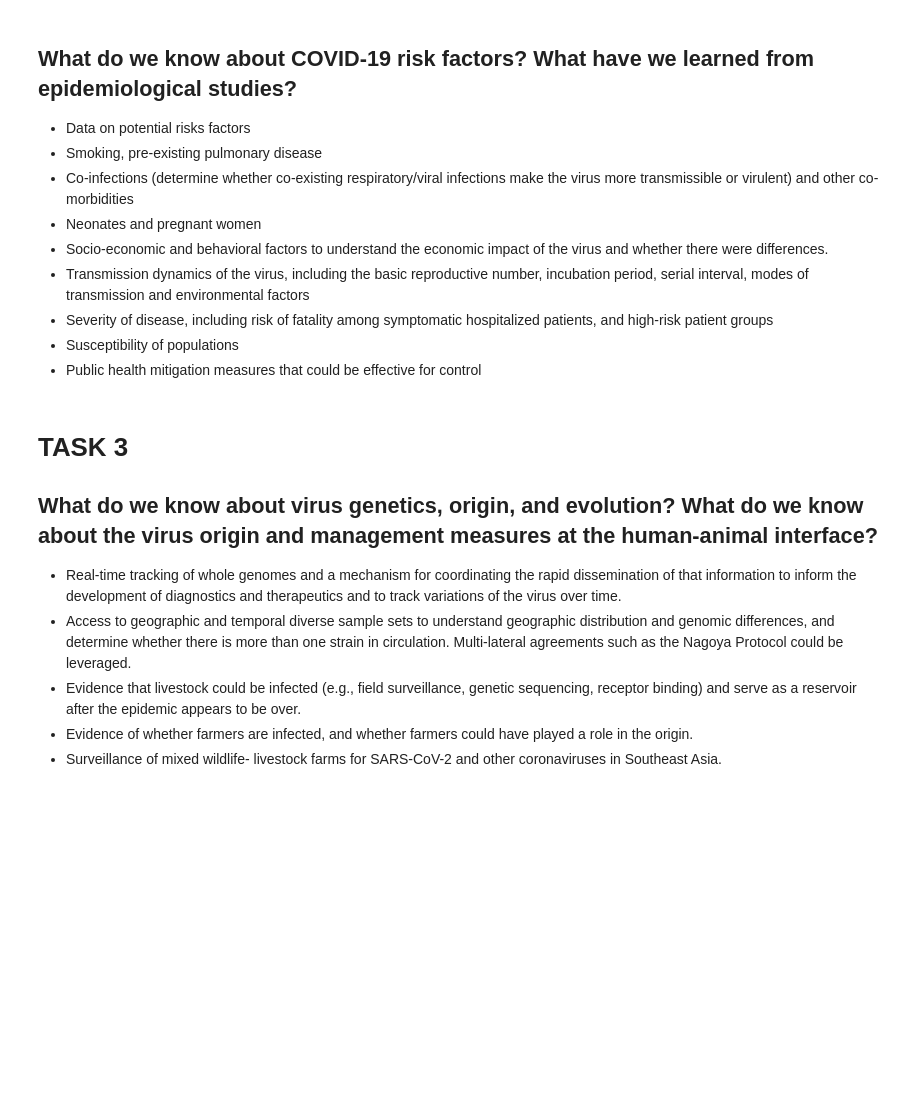
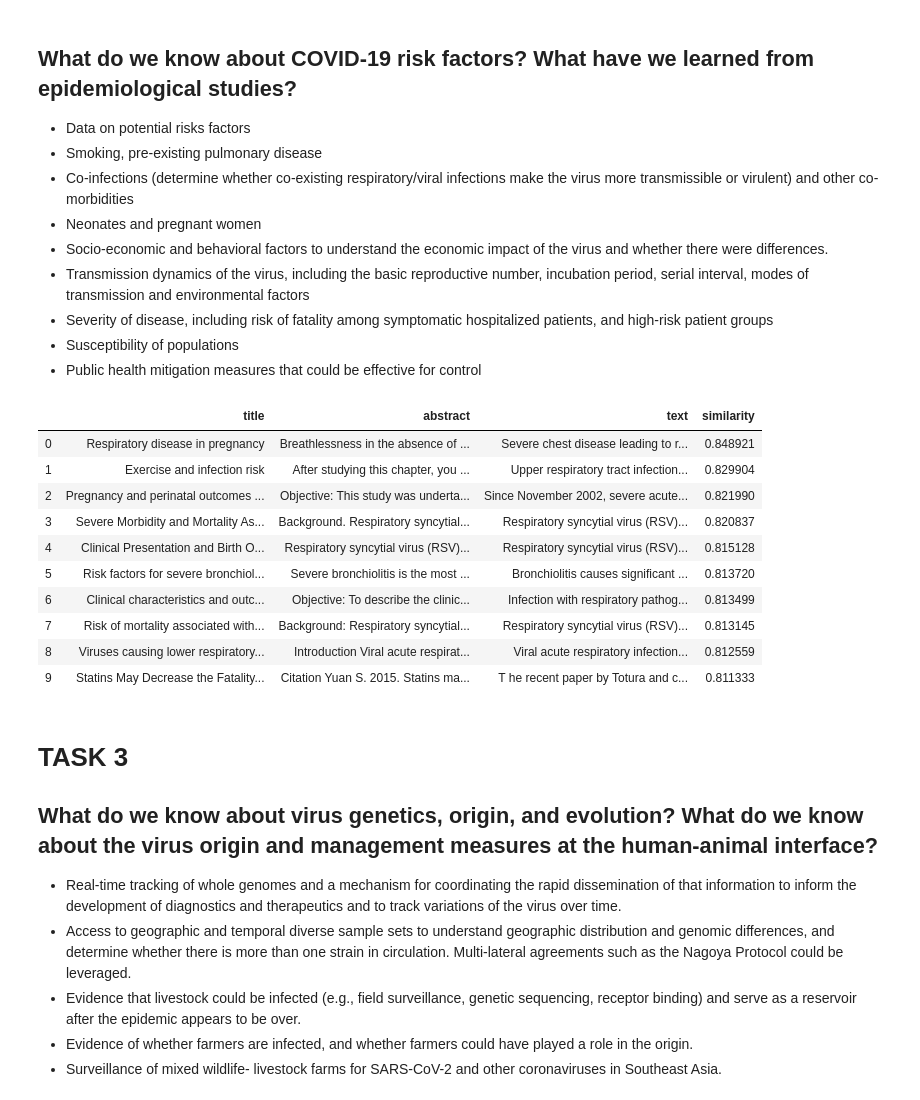
Before and after one commit to tableClothed/COVID-challenge, a Jupyter notebook: nlp.ipynb, the cells around one changed output. Cells and saved outputs as stored; diff of their text form; code cells hidden in the pictures; blank space fills up the shorter version.

```diff
--- a/nlp.ipynb
+++ b/nlp.ipynb
@@ -74,7 +90,21 @@ for i, title in enumerate(titles):
 - Susceptibility of populations
 - Public health mitigation measures that could be effective for control
 # %%
-tags2 = nlp('risk smoking infections pregnancy fatality')
+tags = nlp('risk smoking infections pregnancy fatality')
+task2 = find_similarity(tags)
+task2
+# %% [output]
+|  | title | abstract | text | similarity |
+| 0 | Respiratory disease in pregnancy | Breathlessness in the absence of ... | Severe chest disease leading to r... | 0.848921 |
+| 1 | Exercise and infection risk | After studying this chapter, you ... | Upper respiratory tract infection... | 0.829904 |
+| 2 | Pregnancy and perinatal outcomes ... | Objective: This study was underta... | Since November 2002, severe acute... | 0.821990 |
+| 3 | Severe Morbidity and Mortality As... | Background. Respiratory syncytial... | Respiratory syncytial virus (RSV)... | 0.820837 |
+| 4 | Clinical Presentation and Birth O... | Respiratory syncytial virus (RSV)... | Respiratory syncytial virus (RSV)... | 0.815128 |
+| 5 | Risk factors for severe bronchiol... | Severe bronchiolitis is the most ... | Bronchiolitis causes significant ... | 0.813720 |
+| 6 | Clinical characteristics and outc... | Objective: To describe the clinic... | Infection with respiratory pathog... | 0.813499 |
+| 7 | Risk of mortality associated with... | Background: Respiratory syncytial... | Respiratory syncytial virus (RSV)... | 0.813145 |
+| 8 | Viruses causing lower respiratory... | Introduction Viral acute respirat... | Viral acute respiratory infection... | 0.812559 |
+| 9 | Statins May Decrease the Fatality... | Citation Yuan S. 2015. Statins ma... | T he recent paper by Totura and c... | 0.811333 |
 # %% [markdown]
 # TASK 3
 ## What do we know about virus genetics, origin, and evolution? What do we know about the virus origin and management measures at the human-animal interface?
```
Also changed, not shown: parts of 14 cells of this notebook, 11 other files.
